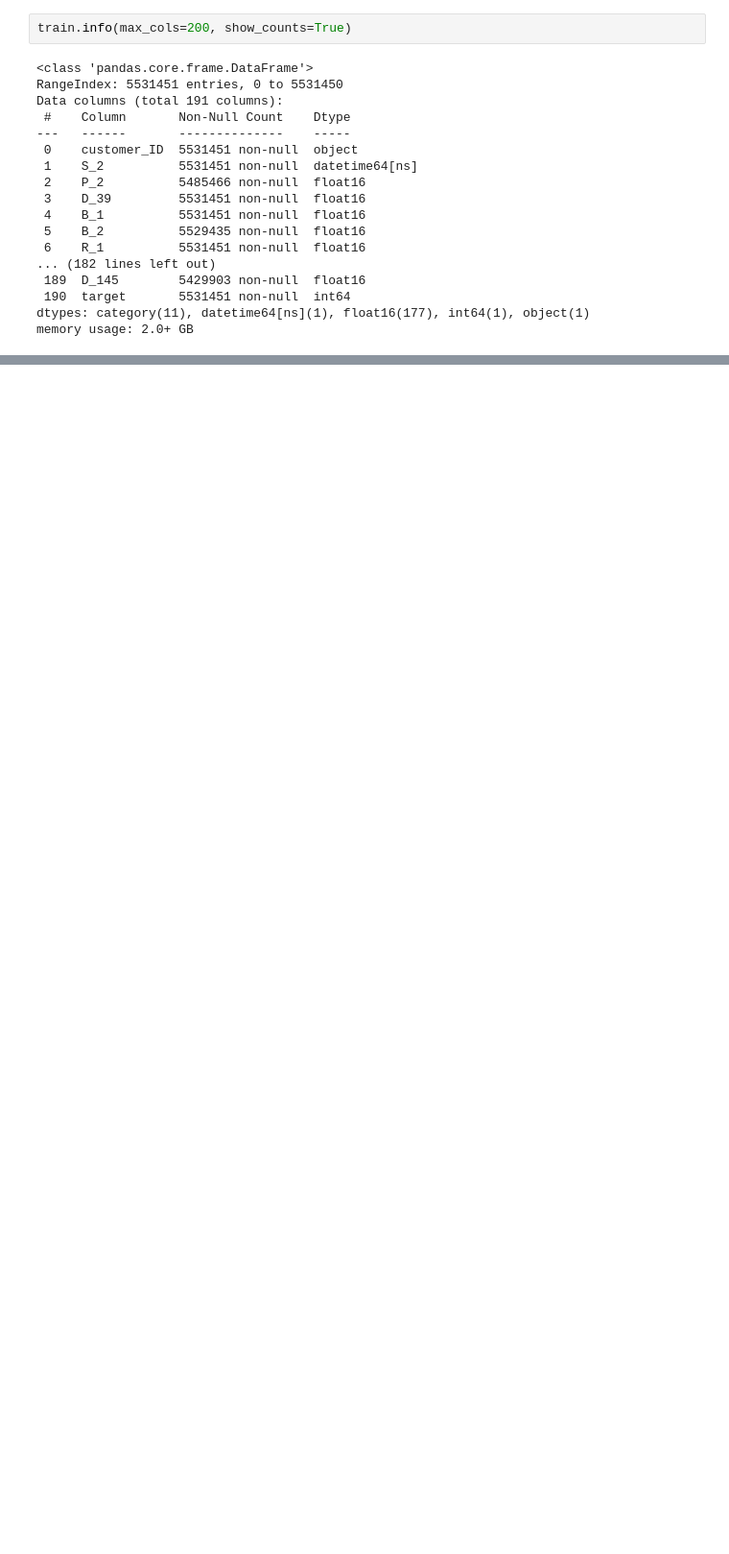
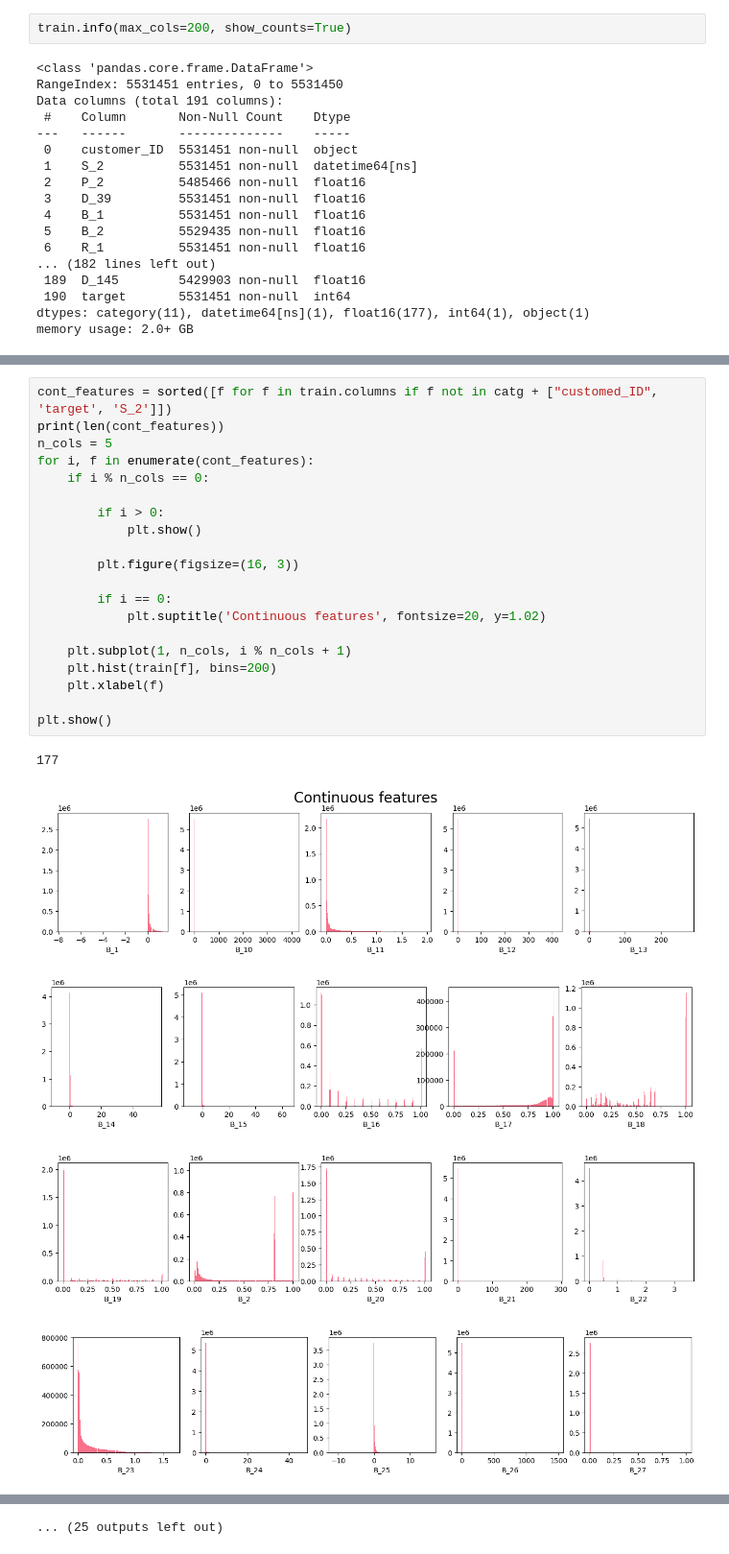
Before and after one commit to AyseAsude/American-Express-Default-Prediction, a Jupyter notebook: exploratory-data-analysis.ipynb, the cells around one changed output, grey strips where cells are left out. Shown at 96% size. Cells and saved outputs as stored; diff of their text form; blank space fills up the shorter version.

```diff
--- a/exploratory-data-analysis.ipynb
+++ b/exploratory-data-analysis.ipynb
@@ -48,0 +135,26 @@ Train data memory usage: 2.151736827 GBytes
+# %%
+cont_features = sorted([f for f in train.columns if f not in catg + ["customed_ID", 'target', 'S_2']])
+print(len(cont_features))
+n_cols = 5
+for i, f in enumerate(cont_features):
+    if i % n_cols == 0:
+
+        if i > 0:
+            plt.show()
+
+        plt.figure(figsize=(16, 3))
+
+        if i == 0:
+            plt.suptitle('Continuous features', fontsize=20, y=1.02)
+
+    plt.subplot(1, n_cols, i % n_cols + 1)
+    plt.hist(train[f], bins=200)
+    plt.xlabel(f)
+
+plt.show()
+# %% [output]
+177
+[figure, added]
+[figure, added]
+[figure, added]
+[figure, added]
@@ -48,0 +168 @@ Train data memory usage: 2.151736827 GBytes
+... (25 outputs left out)
```
Also changed, not shown: parts of 15 cells of this notebook.
